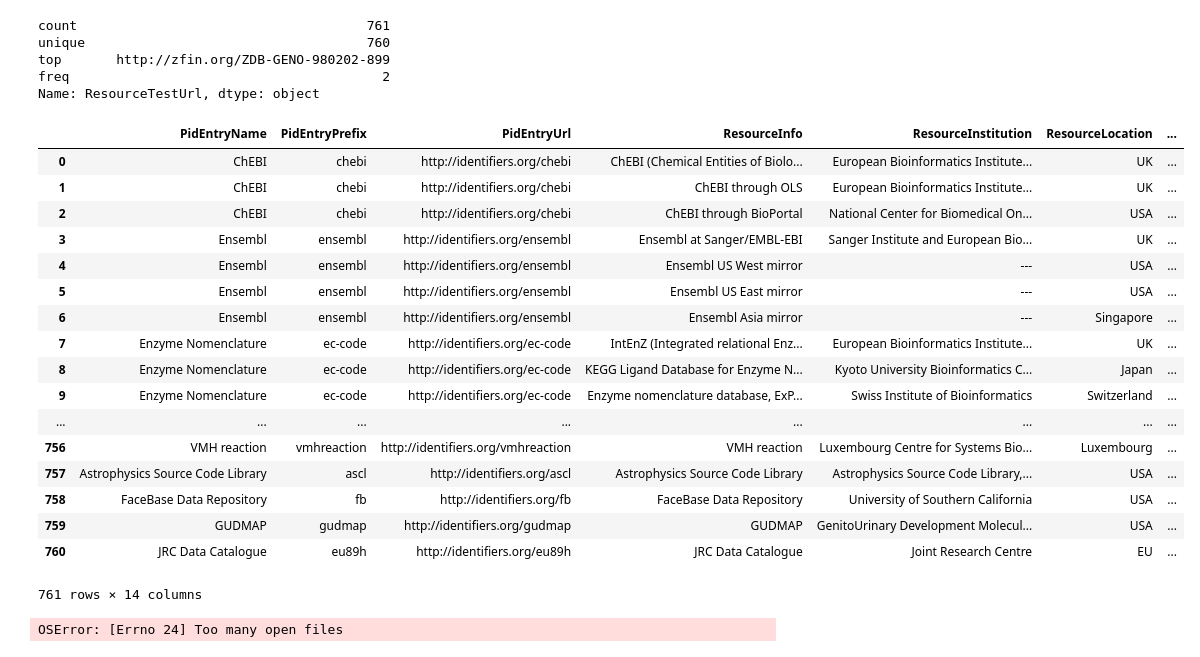
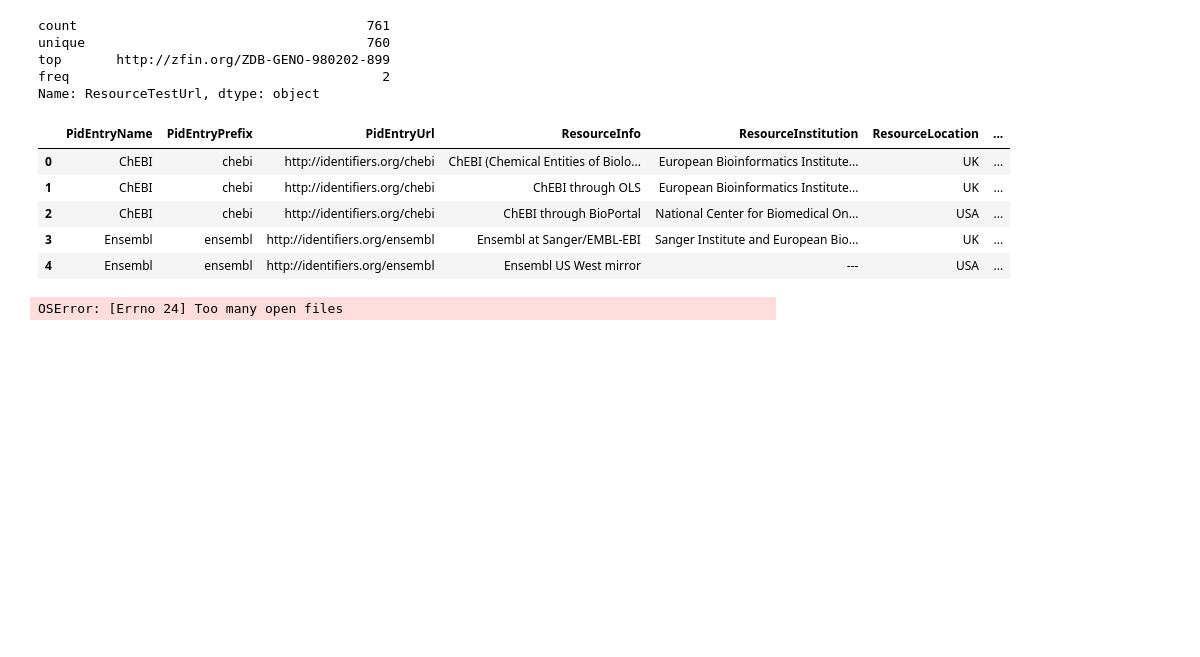
Before and after one commit to identifiers-org/experimental-mining, a Jupyter notebook: notebooks/resolver_metadata_report.ipynb, the cells around one changed output. Saved outputs shown, nothing was run; the diff lists cells and outputs as text; code cells hidden in the pictures; blank space fills up the shorter version.

Commit message:
reduce table shown

```diff
--- a/notebooks/resolver_metadata_report.ipynb
+++ b/notebooks/resolver_metadata_report.ipynb
@@ -231,26 +231,14 @@ top       http://zfin.org/ZDB-GENO-980202-899
 freq                                        2
 Name: ResourceTestUrl, dtype: object
 # %%
-metadata_report
+metadata_report.head()
 # %% [output]
 |  | PidEntryName | PidEntryPrefix | PidEntryUrl | ResourceInfo | ResourceInstitution | ResourceLocation | ... |
 | 0 | ChEBI | chebi | http://identifiers.org/chebi | ChEBI (Chemical Entities of Biolo... | European Bioinformatics Institute... | UK | ... |
 | 1 | ChEBI | chebi | http://identifiers.org/chebi | ChEBI through OLS | European Bioinformatics Institute... | UK | ... |
 | 2 | ChEBI | chebi | http://identifiers.org/chebi | ChEBI through BioPortal | National Center for Biomedical On... | USA | ... |
 | 3 | Ensembl | ensembl | http://identifiers.org/ensembl | Ensembl at Sanger/EMBL-EBI | Sanger Institute and European Bio... | UK | ... |
 | 4 | Ensembl | ensembl | http://identifiers.org/ensembl | Ensembl US West mirror | --- | USA | ... |
-| 5 | Ensembl | ensembl | http://identifiers.org/ensembl | Ensembl US East mirror | --- | USA | ... |
-| 6 | Ensembl | ensembl | http://identifiers.org/ensembl | Ensembl Asia mirror | --- | Singapore | ... |
-| 7 | Enzyme Nomenclature | ec-code | http://identifiers.org/ec-code | IntEnZ (Integrated relational Enz... | European Bioinformatics Institute... | UK | ... |
-| 8 | Enzyme Nomenclature | ec-code | http://identifiers.org/ec-code | KEGG Ligand Database for Enzyme N... | Kyoto University Bioinformatics C... | Japan | ... |
-| 9 | Enzyme Nomenclature | ec-code | http://identifiers.org/ec-code | Enzyme nomenclature database, ExP... | Swiss Institute of Bioinformatics | Switzerland | ... |
-| ... | ... | ... | ... | ... | ... | ... | ... |
-| 756 | VMH reaction | vmhreaction | http://identifiers.org/vmhreaction | VMH reaction | Luxembourg Centre for Systems Bio... | Luxembourg | ... |
-| 757 | Astrophysics Source Code Library | ascl | http://identifiers.org/ascl | Astrophysics Source Code Library | Astrophysics Source Code Library,... | USA | ... |
-| 758 | FaceBase Data Repository | fb | http://identifiers.org/fb | FaceBase Data Repository | University of Southern California | USA | ... |
-| 759 | GUDMAP | gudmap | http://identifiers.org/gudmap | GUDMAP | GenitoUrinary Development Molecul... | USA | ... |
-| 760 | JRC Data Catalogue | eu89h | http://identifiers.org/eu89h | JRC Data Catalogue | Joint Research Centre | EU | ... |
-761 rows × 14 columns
 # %%
 # Parallel call to metadata service
 #metadata_requests = {index: threading.Thread(target=get_metadata_for_url(metadata_report.loc[index].ResourceTestUrl)) for index in range(metadata_report.shape[0]) if metadata_report.loc[index].ResourceTestUrl}
```
